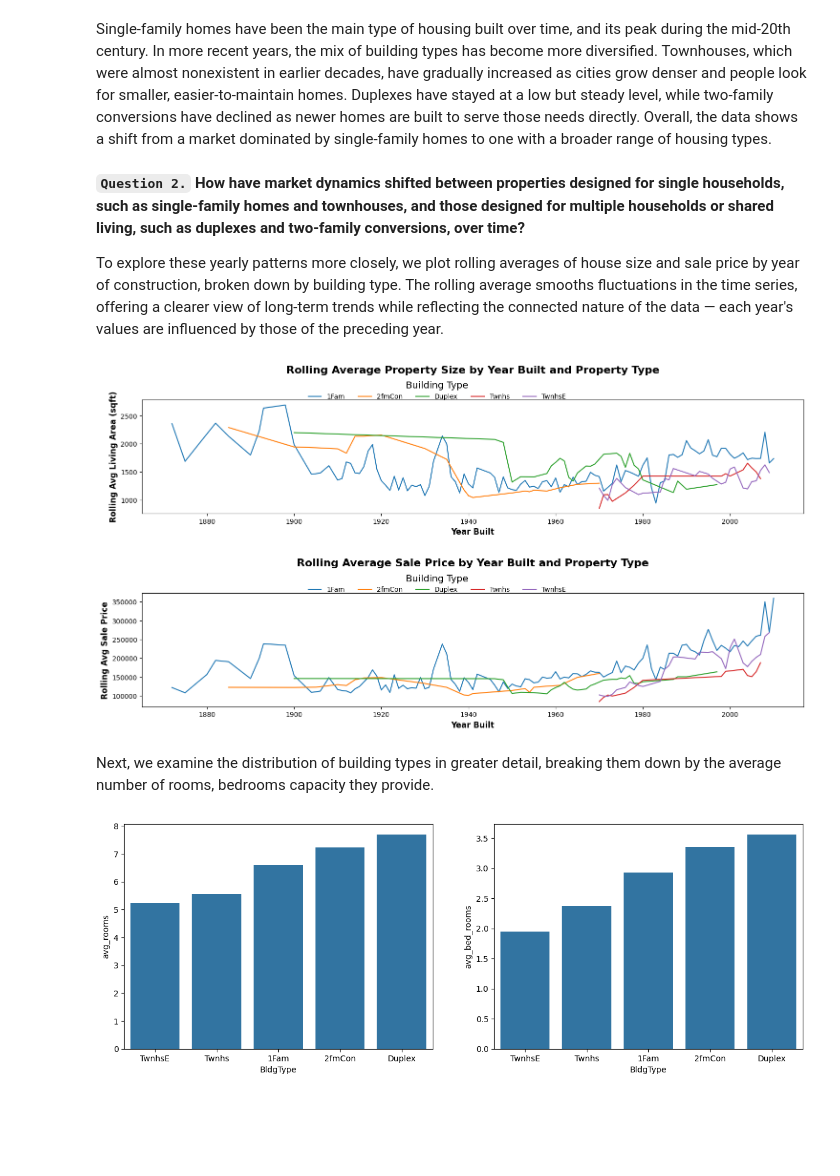
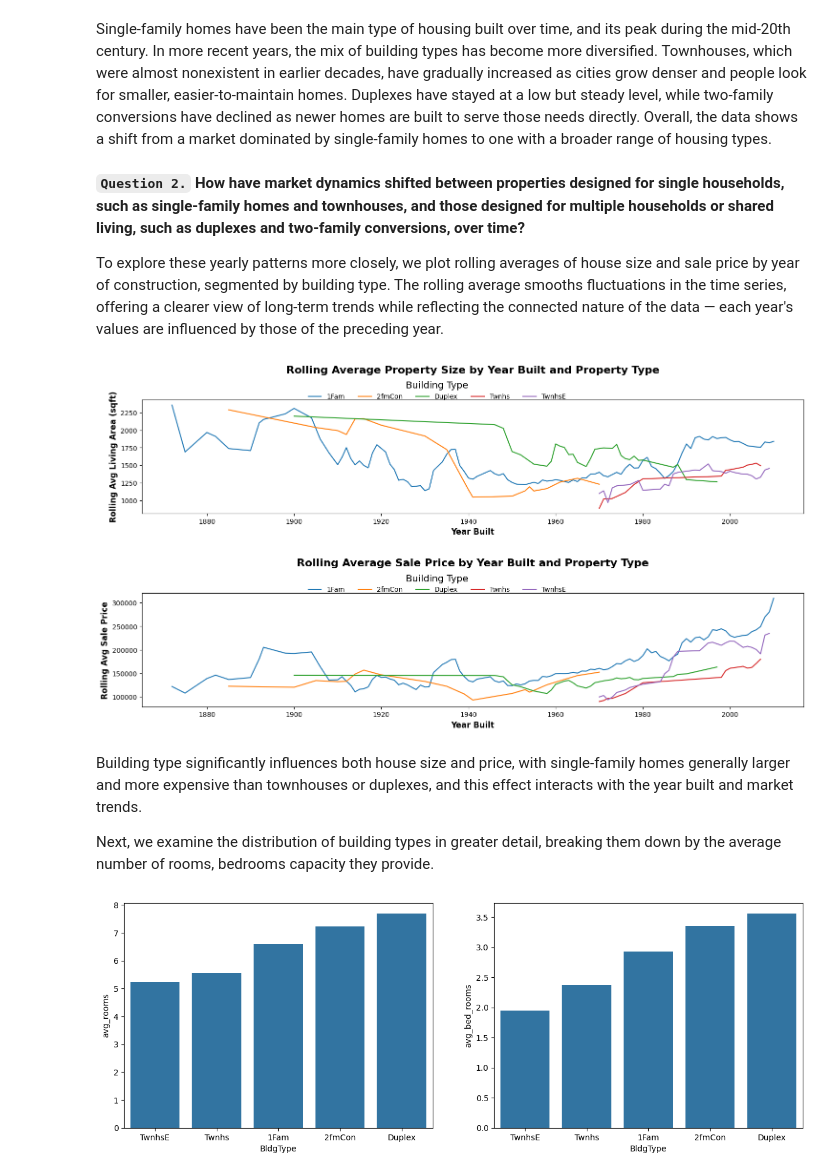
Before and after one commit to annugit1655/Real-Estate-Price-Prediction, a Jupyter notebook: Real-Estate-Price-Prediction/notebooks/EDA-house-part-2.ipynb, the cells around one changed output. Drawn from its saved outputs; the diff is of its cells as text; code cells hidden in the pictures; blank space fills up the shorter version.

```diff
--- a/Real-Estate-Price-Prediction/notebooks/EDA-house-part-2.ipynb
+++ b/Real-Estate-Price-Prediction/notebooks/EDA-house-part-2.ipynb
@@ -362,48 +297,51 @@ Single‑family homes have been the main type of housing built over time, and it
 # %% [markdown]
 **`Question 2.` How have market dynamics shifted between properties designed for single households, such as single‑family homes and townhouses, and those designed for multiple households or shared living, such as duplexes and two‑family conversions, over time?**
 
-To explore these yearly patterns more closely, we plot rolling averages of house size and sale price by year of construction, broken down by building type. The rolling average smooths fluctuations in the time series, offering a clearer view of long‑term trends while reflecting the connected nature of the data — each year's values are influenced by those of the preceding year.
+To explore these yearly patterns more closely, we plot rolling averages of house size and sale price by year of construction, segmented by building type. The rolling average smooths fluctuations in the time series, offering a clearer view of long‑term trends while reflecting the connected nature of the data — each year's values are influenced by those of the preceding year.
 # %%
 
 # df has columns: YearBuilt, BldgType, GrLivArea (property size), SalePrice
 
 # Sort by YearBuilt to ensure rolling works correctly
 df = df_train.sort_values("YearBuilt")
 
-# Group by property type
-grouped = df.groupby("BldgType")
+# Aggregate by YearBuilt + BldgType
+grouped = df.groupby(["YearBuilt", "BldgType"]).agg({
+    "GrLivArea": "mean",
+    "SalePrice": "mean"
+}).reset_index()
 
-# Compute rolling averages within each property type
-df["rolling_size"] = grouped["GrLivArea"].transform(lambda x: x.rolling(window=5, min_periods=1).mean())
-df["rolling_price"] = grouped["SalePrice"].transform(lambda x: x.rolling(window=5, min_periods=1).mean())
+# Sort by YearBuilt
+grouped = grouped.sort_values("YearBuilt")
 
-# Now you can also group by YearBuilt + BldgType to see yearly averages
-yearly = df.groupby(["YearBuilt", "BldgType"]).agg({
-    "rolling_size": "mean",
-    "rolling_price": "mean"
-}).reset_index()
+# Apply rolling averages within each building type
+grouped["rolling_size"] = grouped.groupby("BldgType")["GrLivArea"].transform(lambda x: x.rolling(window=5, min_periods=1).mean())
+grouped["rolling_price"] = grouped.groupby("BldgType")["SalePrice"].transform(lambda x: x.rolling(window=5, min_periods=1).mean())
+
 
 # plot rolling size and sale price
 fig, ax = plt.subplots(2, 1, figsize=(15, 8))
-sns.lineplot(data=yearly, x="YearBuilt", y="rolling_size", hue="BldgType", ax=ax[0])
+sns.lineplot(data=grouped, x="YearBuilt", y="rolling_size", hue="BldgType", ax=ax[0])
 ax[0].set_title("Rolling Average Property Size by Year Built and Property Type", fontsize=16, fontweight='bold', y=1.20)
 ax[0].set_xlabel("Year Built", fontsize=12, fontweight='bold')
 ax[0].set_ylabel("Rolling Avg Living Area (sqft)", fontsize=12, fontweight='bold')
 ax[0].legend(title="Building Type", title_fontsize=14, loc='upper right', bbox_to_anchor=(0.65, 1.22), ncol=6, frameon=False)
 
 # Plot rolling sale price
-sns.lineplot(data=yearly, x="YearBuilt", y="rolling_price", hue="BldgType", ax=ax[1])
+sns.lineplot(data=grouped, x="YearBuilt", y="rolling_price", hue="BldgType", ax=ax[1])
 ax[1].set_title("Rolling Average Sale Price by Year Built and Property Type", fontsize=16, fontweight='bold', y=1.20)
 ax[1].set_xlabel("Year Built", fontsize=12, fontweight='bold')
 ax[1].set_ylabel("Rolling Avg Sale Price", fontsize=12, fontweight='bold')
 ax[1].legend(title="Building Type", title_fontsize=14, loc='upper right', bbox_to_anchor=(0.65, 1.22), ncol=6, frameon=False)
 
 plt.tight_layout()
 plt.subplots_adjust(wspace=0.3, hspace=0.7)
 plt.show()
 # %% [output]
-[figure, old version]
+[figure, new version]
 # %% [markdown]
+Building type significantly influences both house size and price, with single-family homes generally larger and more expensive than townhouses or duplexes, and this effect interacts with the year built and market trends.
+
 Next, we examine the distribution of building types in greater detail, breaking them down by the average number of rooms, bedrooms capacity they provide.
 # %%
 df_bldg = df_train.groupby(['BldgType']).agg(
```
Also changed, not shown: parts of 23 cells of this notebook.
